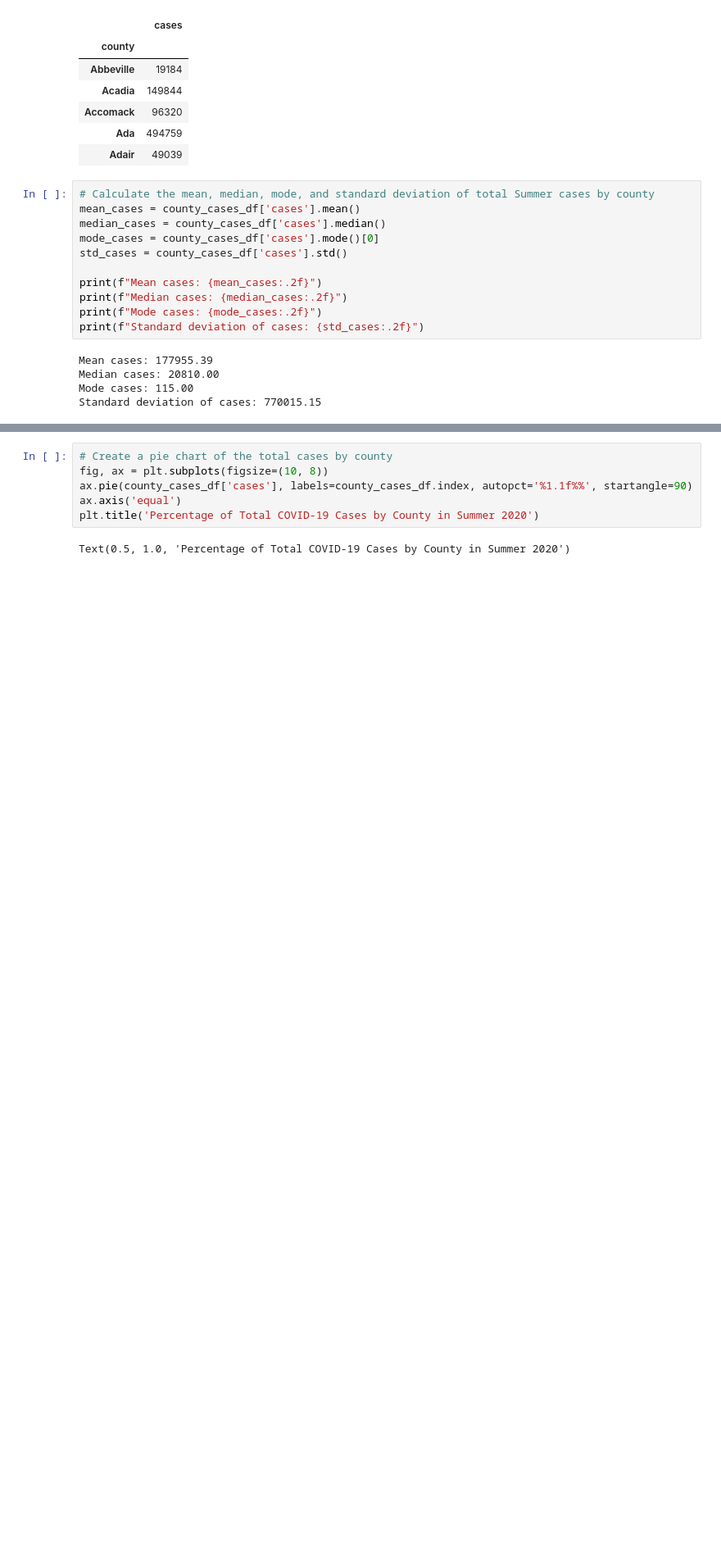
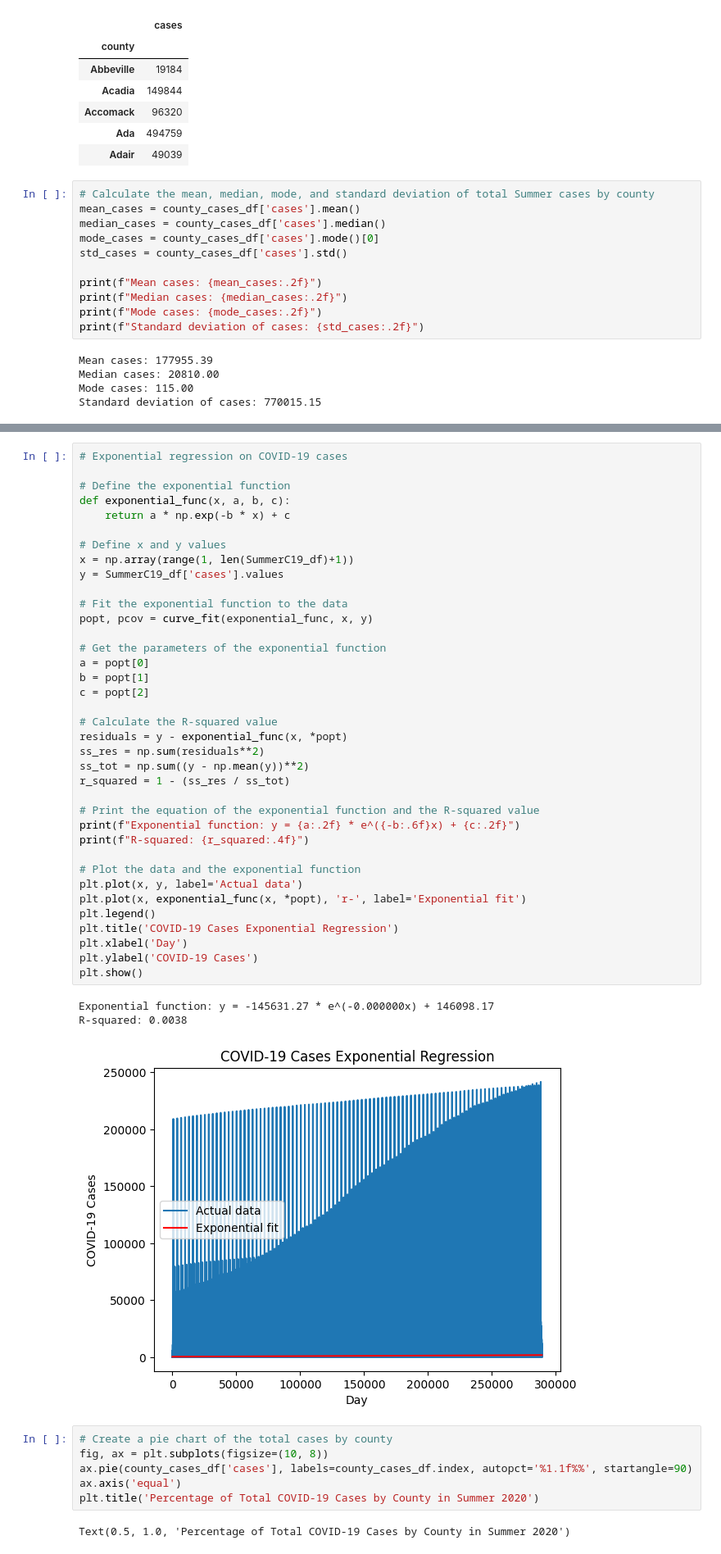
Before and after one commit to ryankracaw/project-one, a Jupyter notebook: Summer.ipynb, the cells around one changed output, grey strips where cells are left out. Shown at 82% size. Saved outputs shown, nothing was run; the diff lists cells and outputs as text; blank space fills up the shorter version.

```diff
--- a/Summer.ipynb
+++ b/Summer.ipynb
@@ -117,3 +154,44 @@ plt.show()
+# %%
+# Exponential regression on COVID-19 cases
+
+# Define the exponential function
+def exponential_func(x, a, b, c):
+    return a * np.exp(-b * x) + c
+
+# Define x and y values
+x = np.array(range(1, len(SummerC19_df)+1))
+y = SummerC19_df['cases'].values
+
+# Fit the exponential function to the data
+popt, pcov = curve_fit(exponential_func, x, y)
+
+# Get the parameters of the exponential function
+a = popt[0]
+b = popt[1]
+c = popt[2]
+
+# Calculate the R-squared value
+residuals = y - exponential_func(x, *popt)
+ss_res = np.sum(residuals**2)
+ss_tot = np.sum((y - np.mean(y))**2)
+r_squared = 1 - (ss_res / ss_tot)
+
+# Print the equation of the exponential function and the R-squared value
+print(f"Exponential function: y = {a:.2f} * e^({-b:.6f}x) + {c:.2f}")
+print(f"R-squared: {r_squared:.4f}")
+
+# Plot the data and the exponential function
+plt.plot(x, y, label='Actual data')
+plt.plot(x, exponential_func(x, *popt), 'r-', label='Exponential fit')
+plt.legend()
+plt.title('COVID-19 Cases Exponential Regression')
+plt.xlabel('Day')
+plt.ylabel('COVID-19 Cases')
+plt.show()
+# %% [output]
+Exponential function: y = -145631.27 * e^(-0.000000x) + 146098.17
+R-squared: 0.0038
+[figure, added]
 # %%
 # Create a pie chart of the total cases by county
 fig, ax = plt.subplots(figsize=(10, 8))
```
Also changed, not shown: parts of 8 cells of this notebook.
